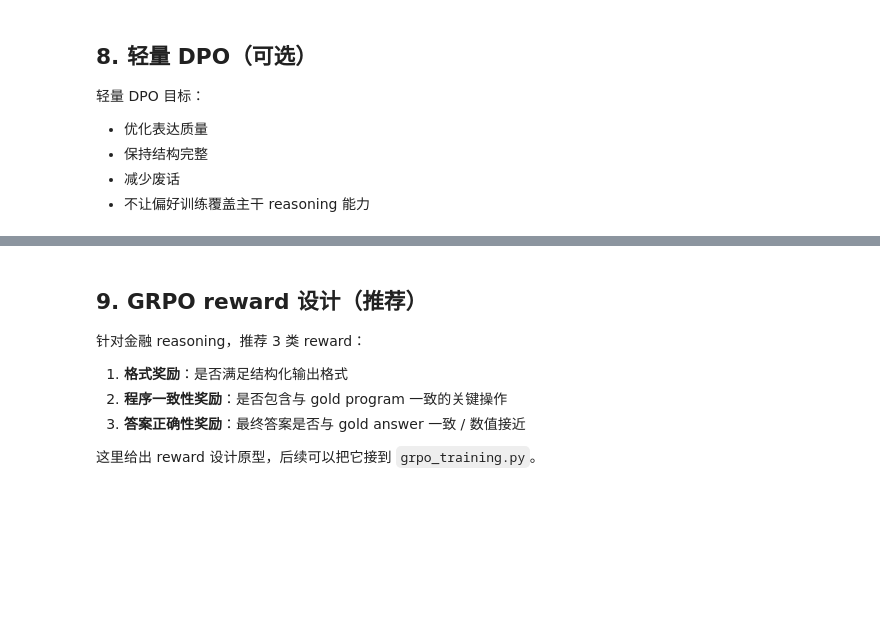
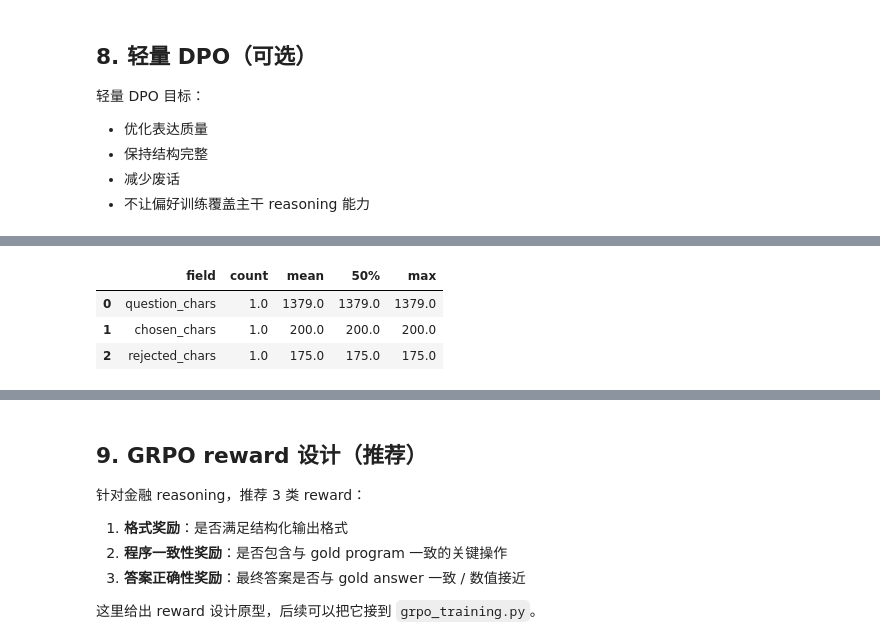
Before and after one commit to rosa-lie/FinQA, a Jupyter notebook: run_fingpt_min.ipynb, the cells around one changed output, grey strips where cells are left out. Cells and saved outputs as stored; diff of their text form; code cells hidden in the pictures; blank space fills up the shorter version.

```diff
--- a/run_fingpt_min.ipynb
+++ b/run_fingpt_min.ipynb
@@ -1085,0 +1076,96 @@ print(' '.join(dpo_cmd))
+# %%
+from pathlib import Path
+import json
+import pandas as pd
+
+def _read_jsonl(path: Path):
+    rows = []
+    bad_lines = []
+    with path.open('r', encoding='utf-8') as f:
+        for i, line in enumerate(f, start=1):
+            line = line.strip()
+            if not line:
+                continue
+            try:
+                rows.append(json.loads(line))
+            except json.JSONDecodeError:
+                bad_lines.append((i, line[:120]))
+
+    # fallback: some files were accidentally written with literal "\n" instead of real newline
+    if not rows and bad_lines:
+        raw = path.read_text(encoding='utf-8')
+        if '\\n' in raw and chr(10) not in raw:
+            for i, part in enumerate(raw.split('\\n'), start=1):
+                part = part.strip()
+                if not part:
+                    continue
+                try:
+                    rows.append(json.loads(part))
+                except json.JSONDecodeError:
+                    bad_lines.append((f'fallback:{i}', part[:120]))
+
+    if bad_lines:
+        print(f'[WARN] bad json lines: {len(bad_lines)} (show up to 5)')
+        for x in bad_lines[:5]:
+            print('  ', x)
+
+    return rows
+
+rows = _read_jsonl(DPO_MIXED_FILE)
+if not rows:
+    raise ValueError(f'No DPO rows found: {DPO_MIXED_FILE}')
+
+anchors = ['最终答案：', '推理程序：', '结论：', '推理：', '解释：']
+
+def _has_anchor(text: str) -> bool:
+    return any(a in (text or '') for a in anchors)
+
+triplets = [
+    (r.get('question', ''), r.get('response_chosen', ''), r.get('response_rejected', ''))
+    for r in rows
+]
+unique_triplets = len(set(triplets))
+
+quality_summary = pd.DataFrame([
+    {'metric': 'total_rows', 'value': len(rows)},
+    {'metric': 'unique_triplets', 'value': unique_triplets},
+    {'metric': 'duplicate_triplets', 'value': len(rows) - unique_triplets},
+    {'metric': 'empty_question_rows', 'value': sum(1 for r in rows if not str(r.get('question', '')).strip())},
+    {'metric': 'empty_chosen_rows', 'value': sum(1 for r in rows if not str(r.get('response_chosen', '')).strip())},
+    {'metric': 'empty_rejected_rows', 'value': sum(1 for r in rows if not str(r.get('response_rejected', '')).strip())},
+    {'metric': 'chosen_anchor_covered_rows', 'value': sum(1 for r in rows if _has_anchor(r.get('response_chosen', '')))},
+    {'metric': 'rejected_anchor_covered_rows', 'value': sum(1 for r in rows if _has_anchor(r.get('response_rejected', '')))},
+])
+
+length_df = pd.DataFrame({
+    'question_chars': [len(str(r.get('question', ''))) for r in rows],
+    'chosen_chars': [len(str(r.get('response_chosen', ''))) for r in rows],
+    'rejected_chars': [len(str(r.get('response_rejected', ''))) for r in rows],
+}).describe().T[['count', 'mean', '50%', 'max']].reset_index().rename(columns={'index': 'field'})
+
+source_dist_df = (
+    pd.DataFrame({'source_dataset': [r.get('source_dataset', '') for r in rows]})
+    .value_counts()
+    .reset_index(name='rows')
+)
+
+preview_rows = []
+for r in rows[:8]:
+    preview_rows.append({
+        'source_dataset': r.get('source_dataset', ''),
+        'record_id': r.get('record_id', ''),
+        'question_preview': str(r.get('question', ''))[:120],
+        'chosen_preview': str(r.get('response_chosen', ''))[:120],
+        'rejected_preview': str(r.get('response_rejected', ''))[:120],
+    })
+preview_df = pd.DataFrame(preview_rows)
+
+print('[DPO quality summary]')
+display(quality_summary)
+print('\n[Length statistics]')
+display(length_df)
+print('\n[Source dataset distribution]')
+display(source_dist_df)
+print('\n[DPO sample preview]')
+display(preview_df)
+# %% [output]
@@ -1085,0 +1189,4 @@ print(' '.join(dpo_cmd))
+|  | field | count | mean | 50% | max |
+| 0 | question_chars | 1.0 | 1379.0 | 1379.0 | 1379.0 |
+| 1 | chosen_chars | 1.0 | 200.0 | 200.0 | 200.0 |
+| 2 | rejected_chars | 1.0 | 175.0 | 175.0 | 175.0 |
```
Also changed, not shown: parts of 27 cells of this notebook, 5 other files.
